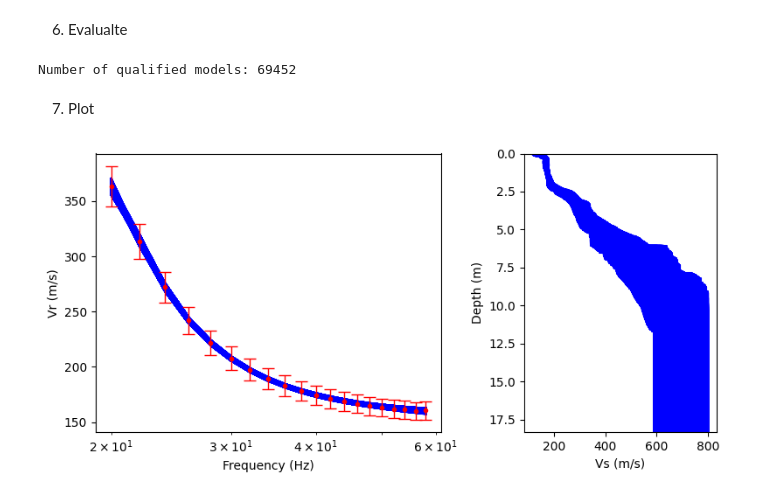
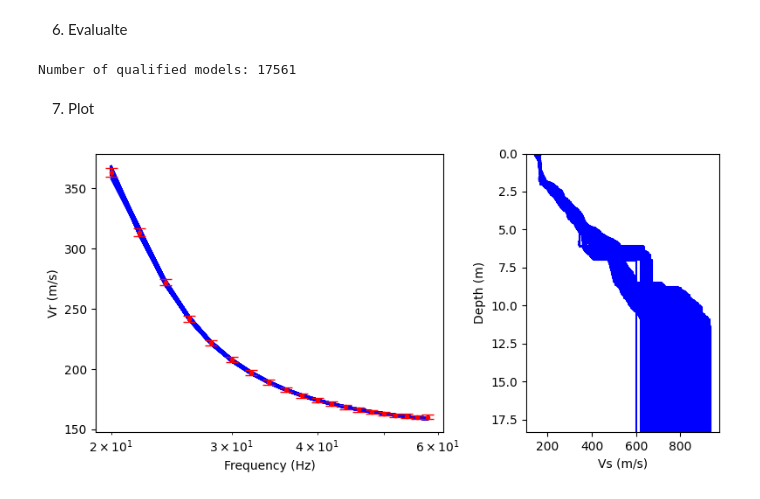
Before and after one commit to CTJ-UT/U-SWIFT-A-Unified-Surface-Wave-Inversion-Framework-with-Transformer, a Jupyter notebook: main.ipynb, the cells around one changed output. Cells and saved outputs as stored; diff of their text form; code cells hidden in the pictures.

```diff
--- a/main.ipynb
+++ b/main.ipynb
@@ -43,9 +48,9 @@ f_vr_sampled = np.array(f_vr_sampled, dtype=object)
 # %% [markdown]
 3. Inversion
 # %%
-model_path = r"E:\writing paper\A unified Framework\test2\model\20%_layernorm_sum_aggregation_loss.pth"  # model path
-scaler_path = r"E:\writing paper\A unified Framework\test2\model\20%_layernorm_sum_aggregation_scaler.pkl"  # scaler path
-vs_predict = run_prediction(model_path, scaler_path, f_vr_sampled)
+model_path = r"models\PADIT.pth"  # model path
+scaler_path = r"models\PADIT.pkl"  # scaler path
+vs_predict = run_prediction(model_path, scaler_path, f_vr_resampled)
 # %% [output]
 Using device: cuda
 Input data: 160000 samples
@@ -63,10 +68,16 @@ Final result shape: (160000, 100)
 # %%
 # Each row of thickness_inverted and vs_predict corresponds to a predicted S-wave velocity profile
 # The last column of thickness_inverted is the thickness of the halfspace, the values do not matter
+vs_predict = np.hstack((vs_predict, np.full((vs_predict.shape[0], 1), 1000)))
 thickness_inverted, vs_inverted = denormalize_dc(vs_predict, depth_scalers, vs_scalers)
 # %% [markdown]
 5. Forward computation
 # %%
-vr_inverted = forward_parallel(thickness_inverted, vs_inverted, f, n_jobs=-1)
+# Forward computation with parallel processing
+# Note: Using n_jobs=-1 will utilize all CPU cores and may cause your computer to become slow or unresponsive.
+# If you do not want to use all cores, change the n_jobs parameter to a smaller value (e.g., n_jobs=4).
+f_scaled = vs_scalers.reshape(-1, 1) /depth_scalers.reshape(-1, 1) * f.reshape(1, -1)
+vr_inverted = forward_parallel(vs_predict, f_scaled, n_jobs=-1)
+vr_inverted = vr_inverted / vs_scalers.reshape(-1, 1)
 # %% [output]
 [Parallel(n_jobs=-1)]: Using backend LokyBackend with 20 concurrent workers.
@@ -88,40 +99,39 @@ vr_inverted = forward_parallel(thickness_inverted, vs_inverted, f, n_jobs=-1)
 # %% [markdown]
 6. Evalualte
 # %%
-# Set an error tolerance
-vr_err = 0.05 * vr
-
-qualified_indices = find_qualified_indices_and_rank(vr, vr_err, vr_inverted)
+# Find qualified models and rank them based on the misfit
+qualified_indices, vr_misfit = find_qualified_indices_and_rank(vr, vr_std, vr_inverted)
 print(f"Number of qualified models: {len(qualified_indices)}")
 thickness_qualified = thickness_inverted[qualified_indices]
 vs_qualified = vs_inverted[qualified_indices]
 vr_qualified = vr_inverted[qualified_indices]
 # %% [output]
-Number of qualified models: 69452
+Number of qualified models: 17561
 # %% [markdown]
 7. Plot
 # %%
-plot_number = 10000
+# Select the number of models to plot, starting from the best-ranked model
+plot_number = 1000
 
 fig, axs = plt.subplots(1, 2,
                         figsize=(8, 4),
                         gridspec_kw={'width_ratios': [1.8, 1]})
 
 for i in range(plot_number):
     axs[0].plot(f, vr_qualified[i], 'b-')
-axs[0].errorbar(f,vr, yerr=vr_err.reshape(-1), fmt='o', ecolor='red', elinewidth=1, markersize=3,capsize=5,color = 'red')
+axs[0].errorbar(f,vr, yerr=vr_std.reshape(-1), fmt='o', ecolor='red', elinewidth=1, markersize=3,capsize=5,color = 'red')
 axs[0].set_xscale('log')
 axs[0].set_xlabel('Frequency (Hz)')
 axs[0].set_ylabel('Vr (m/s)')
 
 depth_plot = get_depth_for_plot(thickness_qualified)
 vs_plot = np.repeat(vs_qualified,2,axis=1)
 for i in range(plot_number):
     axs[1].plot(vs_plot[i],depth_plot[i],color = 'blue')
 axs[1].set_ylim(0, np.max(depth_plot))
 axs[1].set_xlabel('Vs (m/s)')
 axs[1].set_ylabel('Depth (m)')
 axs[1].invert_yaxis()
 plt.tight_layout()
 # %% [output]
-[figure, old version]
+[figure, new version]
```
Also changed, not shown: parts of 4 cells of this notebook, 3 other files.
